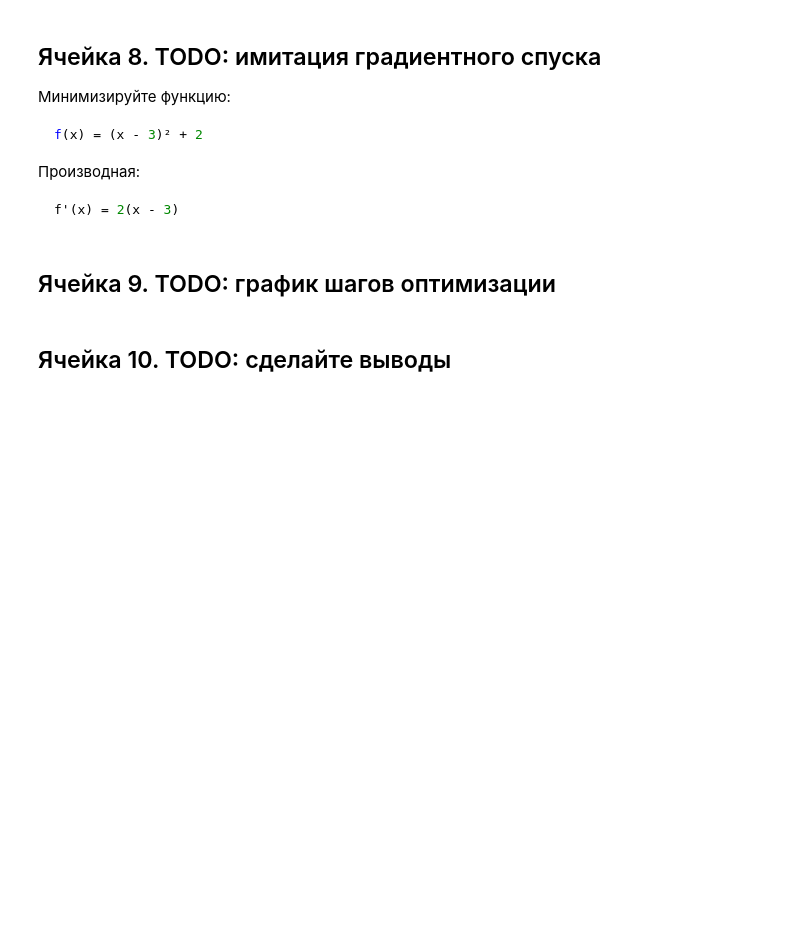
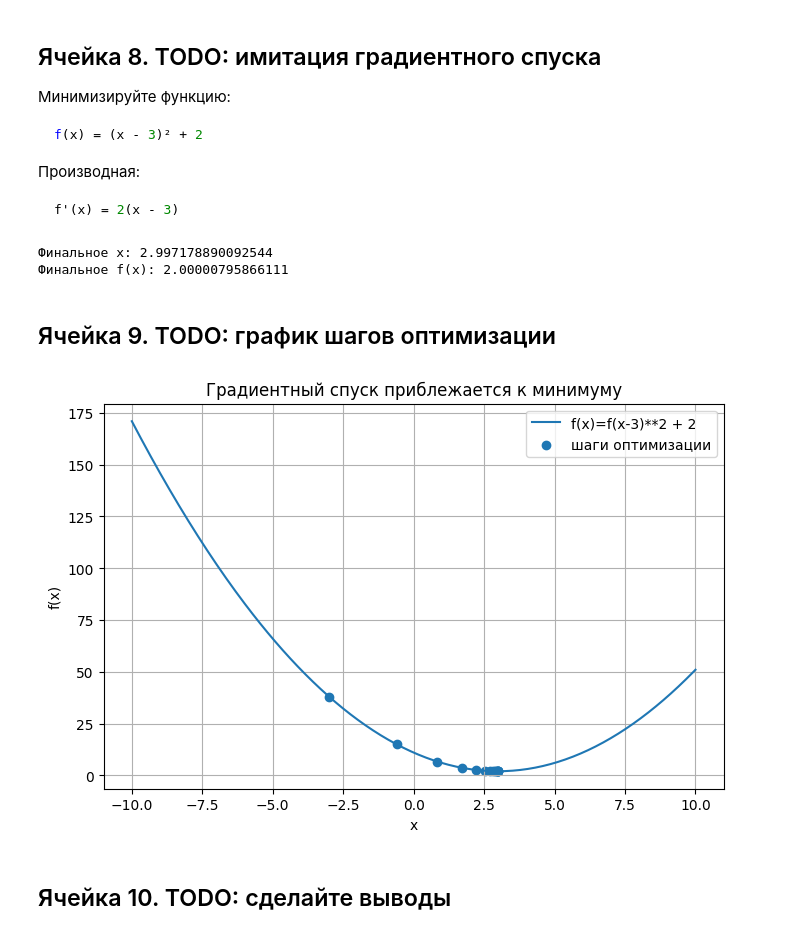
Before and after one commit to FelixTheCatW/infomath-study, a Jupyter notebook: notebooks/block3_lesson09_optimization_todo.ipynb, the cells around one changed output. Cells and saved outputs as stored; diff of their text form; code cells hidden in the pictures; blank space fills up the shorter version.

````diff
--- a/notebooks/block3_lesson09_optimization_todo.ipynb
+++ b/notebooks/block3_lesson09_optimization_todo.ipynb
@@ -282,35 +372,62 @@ f'(x) = 2(x - 3)
 ```
 # %%
 # TODO: напишите функцию f(x)
+def f(x):
+    return (x-3)**2 + 2
+# TODO: напишите функцию df(x)
+def df(x):
+    return 2 * (x-3)
+# TODO: задайте x_current
+x_current = -3
+# TODO: задайте learning_rate
+learning_rate = 0.2
+# TODO: создайте history_x и history_y
+history_x = []
+history_y = []
+# TODO: выполните цикл из 15 шагов
+for step in range(15):
+    history_x.append(x_current)
+    history_y.append(f(x_current))
 
-# TODO: напишите функцию df(x)
+    # TODO: обновляйте x_current по формуле:
+    # x_current = x_current - learning_rate * gradient
 
-# TODO: задайте x_current
-
-# TODO: задайте learning_rate
-
-# TODO: создайте history_x и history_y
-
-# TODO: выполните цикл из 15 шагов
-
-# TODO: обновляйте x_current по формуле:
-# x_current = x_current - learning_rate * gradient
+    gradient = df(x_current)
+    x_current = x_current - learning_rate * gradient
 
 # TODO: выведите финальное x и f(x)
-
+print("Финальное x:", x_current)
+print("Финальное f(x):", f(x_current))
 # TODO: assert
+assert abs(x_current - 3) < 1
+# %% [output]
+Финальное x: 2.997178890092544
+Финальное f(x): 2.00000795866111
 # %% [markdown]
 ## Ячейка 9. TODO: график шагов оптимизации
 # %%
 # TODO: создайте x и y для функции
-
+x = np.linspace(-10, 10, 300)
 # TODO: постройте график функции
+y = f(x)
 
 # TODO: добавьте точки history_x, history_y
+plt.figure(figsize=(8,5))
+plt.plot(x, y, label="f(x)=f(x-3)**2 + 2")
+plt.scatter(history_x, history_y, label="шаги оптимизации")
+
+plt.title("Градиентный спуск приблежается к минимуму")
+plt.xlabel("x")
+plt.ylabel("f(x)")
+plt.legend()
+plt.grid(True)
 
 # TODO: show()
-
+plt.show()
 # TODO: assert history_y[-1] < history_y[0]
+assert history_y[-1] < history_y[0]
+# %% [output]
+[figure, added]
 # %% [markdown]
 ## Ячейка 10. TODO: сделайте выводы
 # %%
````
Also changed, not shown: parts of 5 cells of this notebook, 1 other file.
